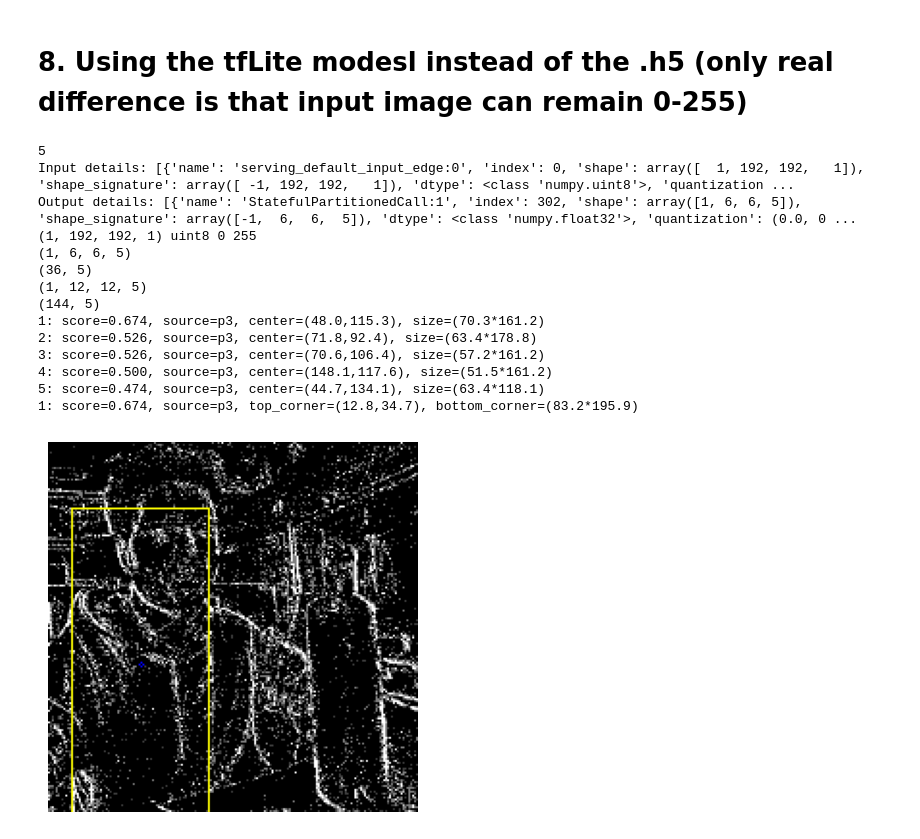
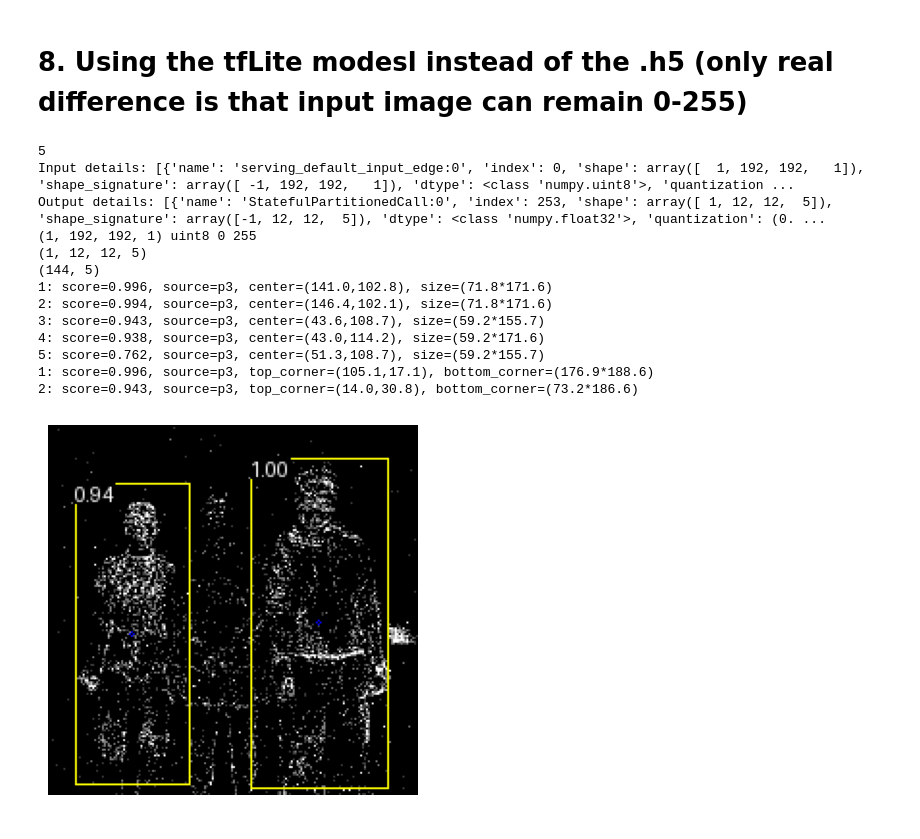
Before and after one commit to piergatt/YoloOptimiseTools, a Jupyter notebook: tryingOutYOLOXNano.ipynb, the cells around one changed output. Cells and saved outputs as stored; diff of their text form; code cells hidden in the pictures.

```diff
--- a/tryingOutYOLOXNano.ipynb
+++ b/tryingOutYOLOXNano.ipynb
@@ -391,8 +395,8 @@ Saved model without class output
 # %%
 #model = modelbackup
 # Define whether you want a greyscale image or not
-grey = True
-file = 'testInp.png'
+grey = False
+file = 'testImages/YOLO/man_large.jpg'
 
 if grey:
     #model = new
@@ -512,11 +518,11 @@ p3 random element:  [ 0.30152133 -0.23626281 -3.1436238  -2.9527786  -7.9258766
 # %% [markdown]
 ## a. Check maximum and minimum of all elements
 # %%
-por = 1
+por = 0
 # Calculate the maximum and minimum for each of the 6 elements
 max_values = np.max(all_boxes[por], axis=(0, 1))
 min_values = np.min(all_boxes[por], axis=(0, 1))
-scores = all_boxes[por][..., 4] * all_boxes[por][..., 5] if isCls else all_boxes[por][..., 4]
+scores = all_boxes[por][..., 4] * all_boxes[por][..., 5]  # Pc * obj
 max_values = np.append(max_values, np.max(scores))
 min_values = np.append(min_values, np.min(scores))
 
@@ -572,7 +579,7 @@ top5_sources = [prediction_sources[idx] for idx in top5_idxs]  # Get the sources
 
 # 3. (Optional) print them out
 for rank, (box, score, source) in enumerate(zip(top5_boxes, top5_scores, top5_sources), start=1):
-    x_center, y_center, w, h, obj = box
+    x_center, y_center, w, h, obj, cls = box
     print(f"{rank}: score={score:.3f}, source={source}, center=({x_center:.1f},{y_center:.1f}), "
           f"size=({w:.1f}*{h:.1f})")
 # %% [output]
@@ -613,7 +620,7 @@ plt.show()
 ## e. Perform non max suppression and print out remaining bounding boxes
 # %%
 # Define a threshold for filtering boxes
-threshold = 0.5
+threshold = 0.75
 valid_idxs = np.where(scores > threshold)[0]
 filtered_boxes = all_boxes_flatten[valid_idxs]
 filtered_scores = scores[valid_idxs]
@@ -668,7 +703,7 @@ plt.show()
 # 8. Using the tfLite modesl instead of the .h5 (only real difference is that input image can remain 0-255)
 # %%
 # Load the TFLite model
-interpreter = tf.lite.Interpreter(model_path="models/experimental/trained/2_best_yolo_gs_CP_nohead1_noCls_lComb.tflite")
+interpreter = tf.lite.Interpreter(model_path="models/experimental/trained/best_yolo_gs_CP_nohead13_noCls_lComb.tflite")
 isCls = interpreter.get_output_details()[0]['shape'][-1] > 5
 print(interpreter.get_output_details()[0]['shape'][-1])
 interpreter.allocate_tensors()
@@ -683,11 +718,10 @@ print("Output details:", output_details)
 
 # Preprocess the image (already in your notebook)
 grey = True
-file = 'testInp.png'
+file = 'camOutputs/alltogether.png'
 
 if grey:
     #model = new
-    img_array = np.asarray(img)
     img = Image.open(file).convert('L')
     colorBack = 0
 else:
@@ -720,6 +754,8 @@ outputs = [interpreter.get_tensor(output['index']) for output in output_details]
 all_boxes = []
 all_boxes_flatten = []
 prediction_sources = []
+
+font = ImageFont.load_default()
 
 for i, p in enumerate(outputs):
     stride = img_array.shape[1]/p.shape[1]
@@ -766,7 +802,7 @@ best_idx = top5_idxs[3]
 best_box = all_boxes_flatten[best_idx]
 
 # --- Convert to corner coords ---
-threshold = 0.5
+threshold = 0.1
 valid_idxs = np.where(scores > threshold)[0]
 filtered_boxes = all_boxes_flatten[valid_idxs]
 filtered_scores = scores[valid_idxs]
@@ -785,43 +821,50 @@ final_scores = filtered_scores[selected_indices]
 final_sources = [prediction_sources[idx] for idx in valid_idxs[selected_indices]]
 
 for rank, (box, score, source) in enumerate(zip(final_boxes, final_scores, final_sources), start=1):
     x1, y1, x2, y2 = box
     print(f"{rank}: score={score:.3f}, source={source}, top_corner=({x1:.1f},{y1:.1f}), "
           f"bottom_corner=({x2:.1f}*{y2:.1f})")
 
 # --- Draw the box ---
 img_with_box = img.convert("RGB")
 draw = ImageDraw.Draw(img_with_box)
 circle_radius = 1
 
-for box in final_boxes:
+for box, score in zip(final_boxes, final_scores):
     cx = (box[0] + box[2]) / 2
     cy = (box[1] + box[3]) / 2
     x1, y1, x2, y2 = box
     draw.rectangle([(int(x1), int(y1)), (int(x2), int(y2))],
-               outline="yellow", width=1)
+                   outline="yellow", width=1)
     draw.ellipse(
         [(int(cx) - circle_radius, int(cy) - circle_radius),
-        (int(cx) + circle_radius, int(cy) + circle_radius)],
+         (int(cx) + circle_radius, int(cy) + circle_radius)],
         outline="blue", width=1
     )
+
+    # Display score at top-left corner
+    display_text = f"{score:.2f}"
+    text_width, text_height = font.getbbox(display_text)[2:4]
+    text_x = int(x1)
+    text_y = int(y1)
+    draw.rectangle([(text_x, text_y), (text_x + text_width, text_y + text_height)], fill="black")
+    draw.text((text_x, text_y), display_text, fill="white", font=font)
 
 plt.imshow(img_with_box)
 plt.axis('off')
 plt.show()
 # %% [output]
 5
 Input details: [{'name': 'serving_default_input_edge:0', 'index': 0, 'shape': array([  1, 192, 192,   1]), 'shape_signature': array([ -1, 192, 192,   1]), 'dtype': <class 'numpy.uint8'>, 'quantization ...
-Output details: [{'name': 'StatefulPartitionedCall:1', 'index': 302, 'shape': array([1, 6, 6, 5]), 'shape_signature': array([-1,  6,  6,  5]), 'dtype': <class 'numpy.float32'>, 'quantization': (0.0, 0 ...
+Output details: [{'name': 'StatefulPartitionedCall:0', 'index': 253, 'shape': array([ 1, 12, 12,  5]), 'shape_signature': array([-1, 12, 12,  5]), 'dtype': <class 'numpy.float32'>, 'quantization': (0. ...
 (1, 192, 192, 1) uint8 0 255
-(1, 6, 6, 5)
-(36, 5)
 (1, 12, 12, 5)
 (144, 5)
-1: score=0.674, source=p3, center=(48.0,115.3), size=(70.3*161.2)
-2: score=0.526, source=p3, center=(71.8,92.4), size=(63.4*178.8)
-3: score=0.526, source=p3, center=(70.6,106.4), size=(57.2*161.2)
-4: score=0.500, source=p3, center=(148.1,117.6), size=(51.5*161.2)
-5: score=0.474, source=p3, center=(44.7,134.1), size=(63.4*118.1)
-1: score=0.674, source=p3, top_corner=(12.8,34.7), bottom_corner=(83.2*195.9)
+1: score=0.996, source=p3, center=(141.0,102.8), size=(71.8*171.6)
+2: score=0.994, source=p3, center=(146.4,102.1), size=(71.8*171.6)
+3: score=0.943, source=p3, center=(43.6,108.7), size=(59.2*155.7)
+4: score=0.938, source=p3, center=(43.0,114.2), size=(59.2*171.6)
+5: score=0.762, source=p3, center=(51.3,108.7), size=(59.2*155.7)
+1: score=0.996, source=p3, top_corner=(105.1,17.1), bottom_corner=(176.9*188.6)
+2: score=0.943, source=p3, top_corner=(14.0,30.8), bottom_corner=(73.2*186.6)
-[figure, old version]
+[figure, new version]
```
Also changed, not shown: parts of 14 cells of this notebook, 42 other files.
